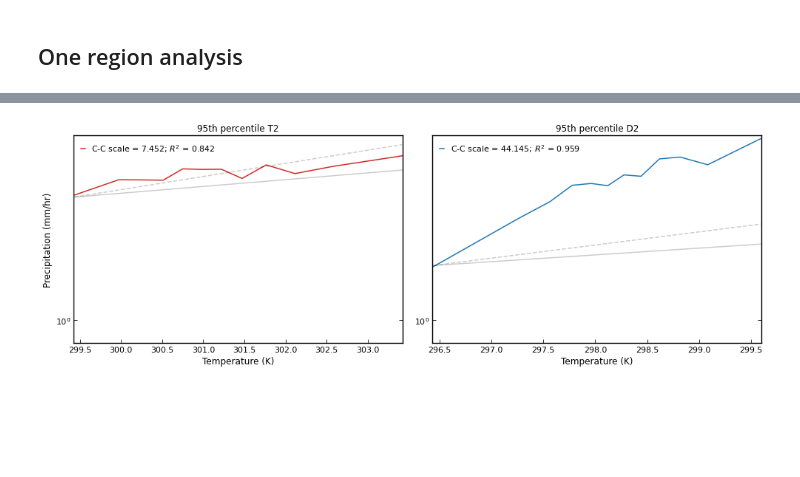
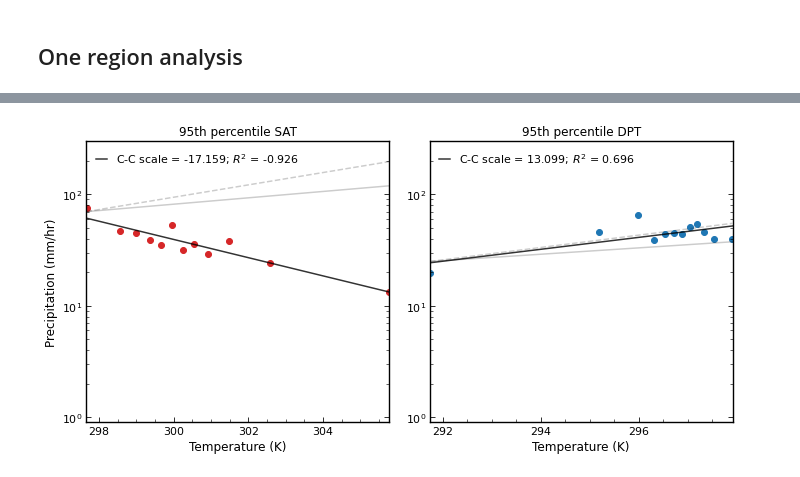
Before and after one commit to adisen99/msc_project, a Jupyter notebook: analysis02.ipynb, the cells around one changed output, grey strips where cells are left out. Saved outputs shown, nothing was run; the diff lists cells and outputs as text; code cells hidden in the pictures; blank space fills up the shorter version.

```diff
--- a/analysis02.ipynb
+++ b/analysis02.ipynb
@@ -852,2 +1170,2 @@ p_t2m, mean_t2m = binning.get_binned(ind_precip, ind_t2m, percentile_val=0.95, b
 # %%
-p_d2m, mean_d2m = binning.get_binned(ind_precip, ind_d2m, percentile_val=0.95, bin_nr=12)
+p_d2m, mean_d2m = get_binned(precip, d2m, percentile_val=0.95, bin_nr=12)
@@ -860,12 +1220,12 @@ mean_d2marr = mean_d2m.to_numpy()
 p_d2marr = p_d2m.to_numpy()
 # %%
 # for t2m
-t2m_ideal, precip1_ideal_t2m, precip2_ideal_t2m = ccplot.get_ideal_data(mean_t2marr, 3.3, 3.3, time_scale=1)
-t2m_ideal_2, precip3_ideal_t2m, precip4_ideal_t2m = ccplot.get_ideal_data(mean_t2marr, 0.0001, 3.3, time_scale=2)
+t2m_ideal, precip1_ideal_t2m, precip2_ideal_t2m = ccplot.get_ideal_data(mean_t2marr, 70, 70, time_scale=1)
+t2m_ideal_2, precip3_ideal_t2m, precip4_ideal_t2m = ccplot.get_ideal_data(mean_t2marr, 0.0001, 70, time_scale=2)
 # %%
 # for d2m
-d2m_ideal, precip1_ideal_d2m, precip2_ideal_d2m = ccplot.get_ideal_data(mean_d2marr, 1.7, 1.7, time_scale=1)
-d2m_ideal_2, precip3_ideal_d2m, precip4_ideal_d2m = ccplot.get_ideal_data(mean_d2marr, 0.0001, 1.7, time_scale=2)
+d2m_ideal, precip1_ideal_d2m, precip2_ideal_d2m = ccplot.get_ideal_data(mean_d2marr, 25.0, 25.0, time_scale=1)
+d2m_ideal_2, precip3_ideal_d2m, precip4_ideal_d2m = ccplot.get_ideal_data(mean_d2marr, 0.0001, 25.0, time_scale=2)
 # %%
 def plot_cc(binned_precip, mean_temp, temparr, preciparr1, preciparr2, preciparr3, preciparr4, fit = True, **kwargs):
     # Make the figure
@@ -873,12 +1233,12 @@ def plot_cc(binned_precip, mean_temp, temparr, preciparr1, preciparr2, preciparr
         # get the slope and intercept of the data to be plotted
         slope, intercept, r, _, _ = stats.linregress(mean_temp, np.log(binned_precip))
         # start plotting
-        plt.semilogy(mean_temp, binned_precip, **kwargs)
+        plt.scatter(mean_temp, binned_precip, **kwargs)
         plt.semilogy(temparr, preciparr1, 'k-', alpha = 0.2)
         # plt.semilogy(temparr, preciparr2, 'k-', alpha = 0.2)
         # plt.semilogy(temparr, preciparr3, 'k--', alpha = 0.2)
         plt.semilogy(temparr, preciparr4, 'k--', alpha = 0.2)
-        plt.semilogy(mean_temp, slope*mean_temp + intercept, color = 'k', ls = '-', alpha = 0.8, label = f'C-C scale = {np.round(100*(np.exp(slope) - 1), 3)}; $R^2$ = {np.round(r,3)}')
+        plt.plot(mean_temp, np.exp(slope*mean_temp + intercept), color = 'k', ls = '-', alpha = 0.8, label = f'C-C scale = {np.round(100*(np.exp(slope) - 1), 3)}; $R^2$ = {np.round(r,3)}')
         plt.xlim(mean_temp.min()-0.01, mean_temp.max()+0.01)
         # plt.yticks([1, 10, 100])
         plt.legend(frameon = False, fontsize = 11, loc='upper left')
@@ -895,36 +1255,39 @@ def plot_cc(binned_precip, mean_temp, temparr, preciparr1, preciparr2, preciparr
         # plt.yticks([1, 10, 100])
         plt.legend(frameon = False, fontsize = 11, loc='upper left')
 # %%
-fig = plt.figure(figsize=(14,5))
+fig = plt.figure(figsize=(10,5))
 
 plt.subplot(121)
-plot_cc(p_t2marr, mean_t2marr, t2m_ideal, precip1_ideal_t2m, precip2_ideal_t2m, precip3_ideal_t2m, precip4_ideal_t2m, fit=False, color = 'tab:red')
+plot_cc(p_t2marr, mean_t2marr, t2m_ideal, precip1_ideal_t2m, precip2_ideal_t2m, precip3_ideal_t2m, precip4_ideal_t2m, fit=True, color = 'tab:red')
 plt.ylabel('Precipitation (mm/hr)', fontsize=12)
 plt.xlabel('Temperature (K)', fontsize=12)
-plt.title('95th percentile T2', fontsize=12)
-plt.ylim(0.8, 6)
+plt.title('95th percentile SAT', fontsize=12)
+plt.minorticks_on()
 plt.yticks(fontsize=11)
 plt.xticks(fontsize=11)
-plt.minorticks_off()
-# plt.ylim(0.2,1.1)
-# plt.ylim(0.9,2.4)
+plt.gca().set_yticklabels([], minor=True)
+# plt.ylim(0.,1.1)
+plt.ylim(0.9,300)
+# plt.xlim(297,310)
 
 fig.gca().yaxis.set_ticks_position('both')
 
 plt.subplot(122)
-plot_cc(p_d2marr, mean_d2marr, d2m_ideal, precip1_ideal_d2m, precip2_ideal_d2m, precip3_ideal_d2m, precip4_ideal_d2m, fit=False, color = 'tab:blue')
+plot_cc(p_d2marr, mean_d2marr, d2m_ideal, precip1_ideal_d2m, precip2_ideal_d2m, precip3_ideal_d2m, precip4_ideal_d2m, fit=True, color = 'tab:blue')
 # plt.ylabel('Precipitation (mm/hr)')
 plt.ylim(0.8, 6)
 plt.xlabel('Temperature (K)', fontsize=12)
-plt.title('95th percentile D2', fontsize=12)
+plt.title('95th percentile DPT', fontsize=12)
+plt.minorticks_on()
 plt.yticks(fontsize=11)
 plt.xticks(fontsize=11)
-plt.minorticks_off()
+plt.gca().set_yticklabels([], minor=True)
 # plt.ylim(0.2,1.1)
-# plt.ylim(0.9,2.4)
+plt.ylim(0.9,300)
+# plt.xlim(297,300)
 
 fig.gca().yaxis.set_ticks_position('both')
 fig.tight_layout()
-# plt.savefig('./images/premonsoon/cir_new_ccplot_95.pdf', dpi = 300)
+plt.savefig('./images/methodology/single.pdf', dpi = 300)
 # %% [output]
-[figure, old version]
+[figure, new version]
```
Also changed, not shown: parts of 98 cells of this notebook, 7 other files.
